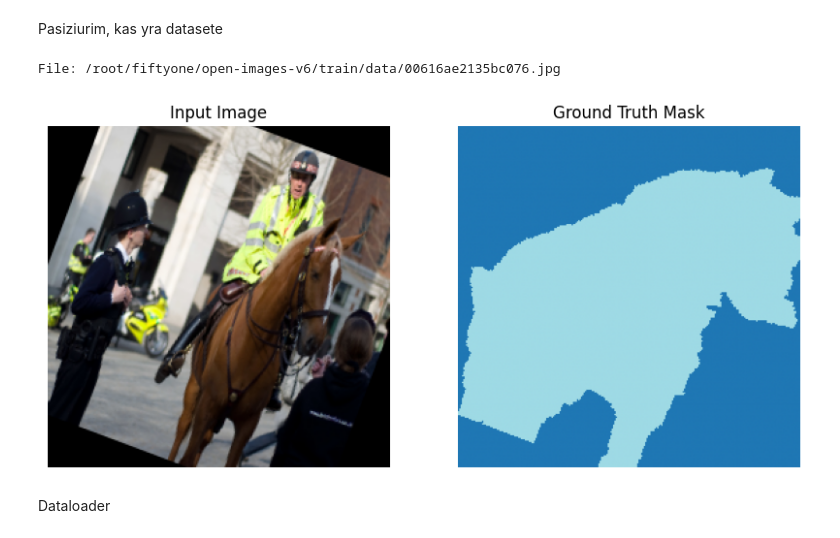
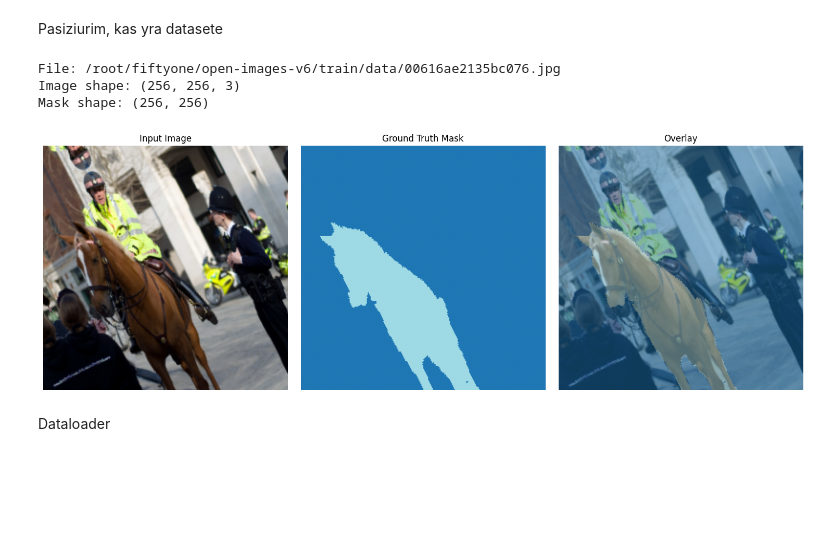
Before and after one commit to aWhiteScreen/Deep-Learning-Methods, a Jupyter notebook: Lab3GMM.ipynb, the cells around one changed output. Saved outputs shown, nothing was run; the diff lists cells and outputs as text; code cells hidden in the pictures; blank space fills up the shorter version.

```diff
--- a/Lab3GMM.ipynb
+++ b/Lab3GMM.ipynb
@@ -37,7 +40,7 @@ train_dataset = foz.load_zoo_dataset(
     split="train",
     label_types=["segmentations"],
     classes=["Strawberry", "Horse", "Cat"],
-    max_samples= 500,
+    max_samples= 1000,
     only_matching=True,
 )
 
@@ -95,7 +98,7 @@ class Lab3Dataset(Dataset):
         image = Image.open(sample.filepath).convert("RGB")
         W, H = image.size
 
-        mask = np.zeros((H, W), dtype=np.uint8) #Tuscia kauke, kur 0 yra fonas
+        mask = np.zeros((H, W), dtype=np.uint8)
 
         detections = sample.ground_truth.detections if sample.ground_truth else []
 
@@ -107,13 +110,23 @@ class Lab3Dataset(Dataset):
             if det.mask is not None:
                 instance_mask = np.array(det.mask, dtype=np.uint8)
 
-                if instance_mask.shape != (H, W):
-                    instance_mask = np.array(
-                        Image.fromarray(instance_mask).resize((W, H), resample=Image.NEAREST)
-                    )
+                x_rel, y_rel, w_rel, h_rel = det.bounding_box
+                x0 = int(x_rel * W)
+                y0 = int(y_rel * H)
+                x1 = int((x_rel + w_rel) * W)
+                y1 = int((y_rel + h_rel) * H)
+
+                box_w, box_h = x1 - x0, y1 - y0
+                resized_mask = np.array(
+                    Image.fromarray(instance_mask).resize((box_w, box_h), resample=Image.NEAREST)
+                )
+
+                if resized_mask.shape[0] == 0 or resized_mask.shape[1] == 0:
+                    continue
 
                 class_id = self.class_to_idx[label]
-                mask[instance_mask > 0] = class_id
+
+                mask[y0:y1, x0:x1][resized_mask > 0] = class_id
 
         if self.transforms:
             augmented = self.transforms(image=np.array(image), mask=mask)
@@ -178,33 +211,45 @@ Pasiziurim, kas yra datasete
 # %%
 import matplotlib.pyplot as plt
 
 sample_idx = 80
+
 sample_image, sample_mask = train_set[sample_idx]
 
 print("File:", train_set.samples[sample_idx].filepath)
-
 if isinstance(sample_image, torch.Tensor):
     sample_image = sample_image.permute(1, 2, 0).cpu().numpy()
 
 if isinstance(sample_mask, torch.Tensor):
     sample_mask = sample_mask.cpu().numpy()
 
-plt.figure(figsize=(10, 5))
+print("Image shape:", sample_image.shape)
+print("Mask shape:", sample_mask.shape)
 
-plt.subplot(1, 2, 1)
+plt.figure(figsize=(15, 5))
+
+plt.subplot(1, 3, 1)
 plt.imshow(sample_image)
 plt.title("Input Image")
 plt.axis('off')
 
-plt.subplot(1, 2, 2)
+plt.subplot(1, 3, 2)
 plt.imshow(sample_mask, cmap="tab20")
 plt.title("Ground Truth Mask")
 plt.axis('off')
 
+plt.subplot(1, 3, 3)
+plt.imshow(sample_image)
+plt.imshow(sample_mask, cmap="tab20", alpha=0.5)
+plt.title("Overlay")
+plt.axis('off')
+
+plt.tight_layout()
 plt.show()
 # %% [output]
 File: /root/fiftyone/open-images-v6/train/data/00616ae2135bc076.jpg
+Image shape: (256, 256, 3)
+Mask shape: (256, 256)
-[figure, old version]
+[figure, new version]
 # %% [markdown]
 Dataloader
 # %%
```
Also changed, not shown: parts of 10 cells of this notebook.
